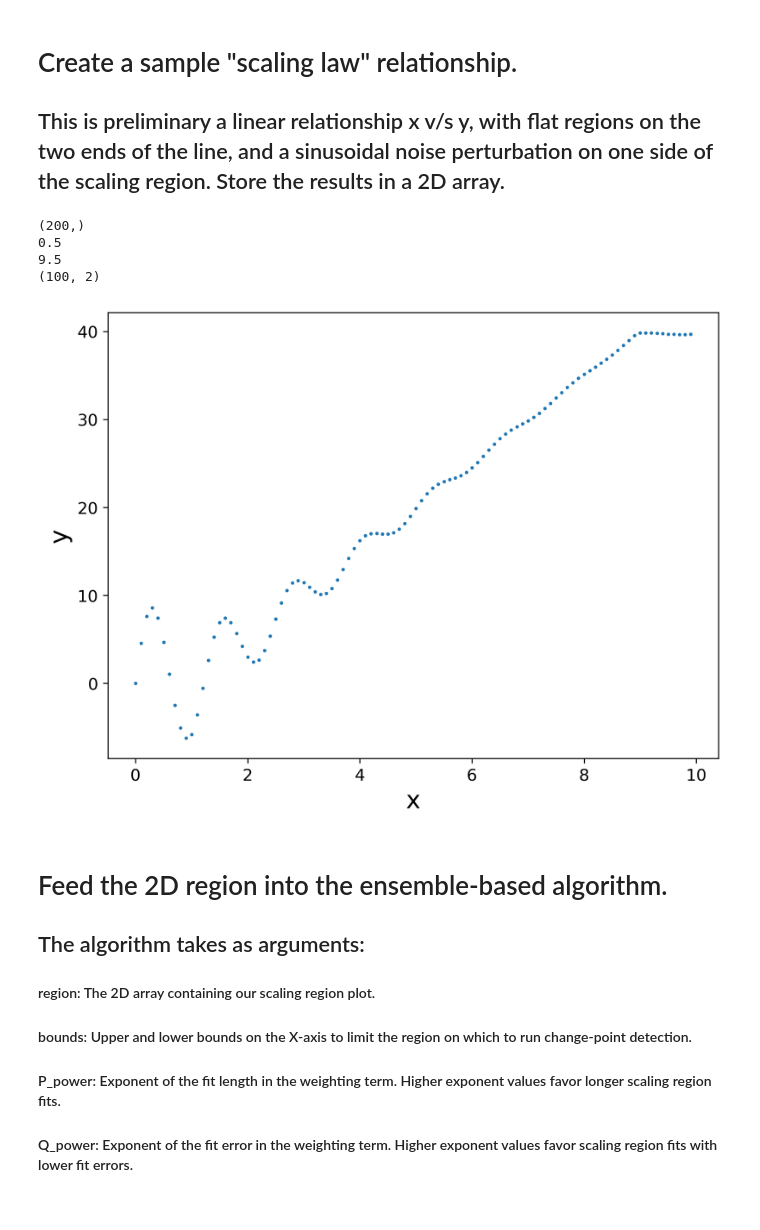
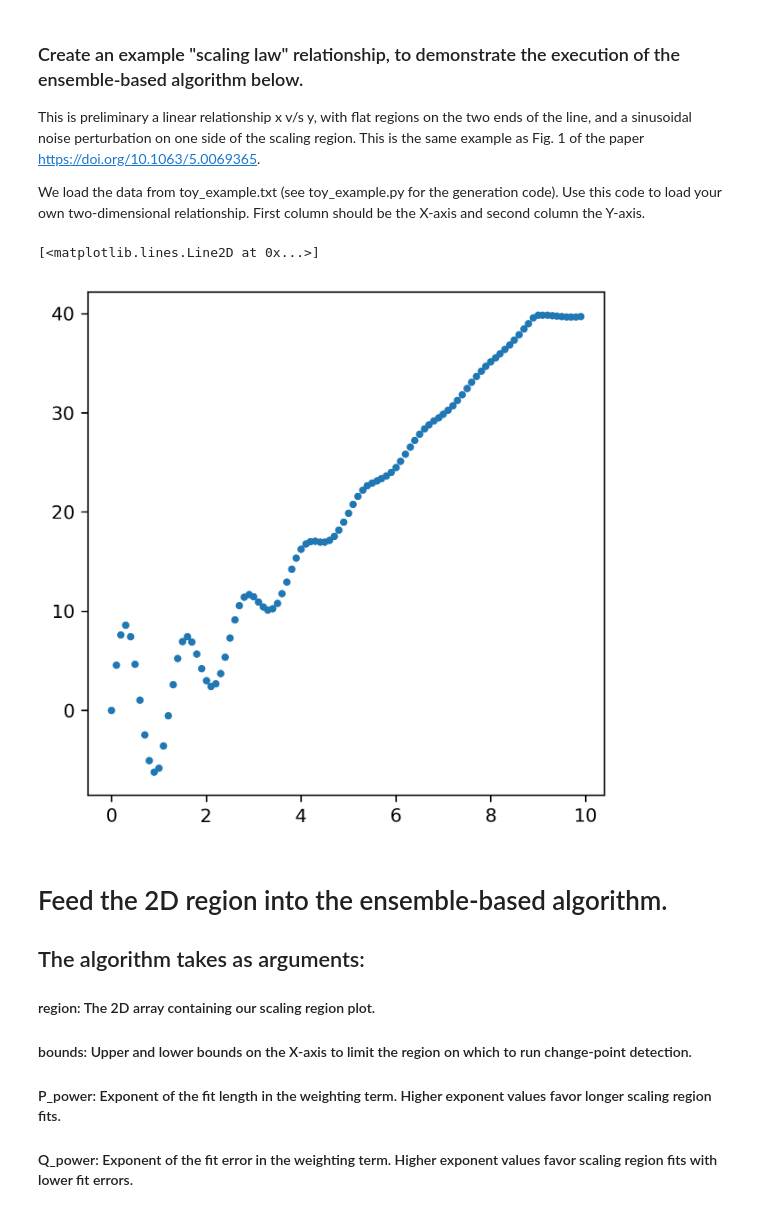
Before and after one commit to vrd1243/scaling_regions_ensemble, a Jupyter notebook: Toy Example.ipynb, the cells around one changed output. Saved outputs shown, nothing was run; the diff lists cells and outputs as text; code cells hidden in the pictures.

Commit message:
Add more documentation and separate the toy example code from the notebook.

```diff
--- a/Toy Example.ipynb
+++ b/Toy Example.ipynb
@@ -27,56 +26,22 @@ from scipy.stats import ks_2samp
 # %% [markdown]
-# Create a sample "scaling law" relationship.
+### Create an example "scaling law" relationship, to demonstrate the execution of the ensemble-based algorithm below.
 
-## This is preliminary a linear relationship x v/s y, with flat regions on the two ends of the line, and a sinusoidal noise perturbation on one side of the scaling region. Store the results in a 2D array.
+This is preliminary a linear relationship x v/s y, with flat regions on the two ends of the line, and a sinusoidal noise perturbation on one side of the scaling region. This is the same example as Fig. 1 of the paper https://doi.org/10.1063/5.0069365.
+
+We load the data from toy_example.txt (see toy_example.py for the generation code). Use this code to load your own two-dimensional relationship. First column should be the X-axis and second column the Y-axis.
-# %%
-output_dir = 'toy/'
-
-if not os.path.exists(output_dir):
-    os.mkdir(output_dir)
-
-k = 10
-m = 5
-
-x = np.arange(0,10,0.05)
-y = np.zeros(x.shape)
-print(x.shape)
-
-print(x[10])
-print(x[-10])
-y[:20] = 0
-y[20:-20] = m*(x[20:-20] - x[20])
-y[-20:] = y[-21]
-
-#y[x.shape[0]//clip:] = m*x[x.shape[0]//clip:] + (y[x.shape[0]//clip] - m*x[x.shape[0]//clip])
-#y += k*np.exp(-0.5*x)*np.sin(5*x)
-y += k*np.exp(-0.5*x)*np.sin(5*x)
-#y += k*np.exp(-0.8*x)*np.sin(5*x)
-
-#yhat = 1 / (x) + .1*500*np.cos(500*x)
-
-region = np.zeros((x.shape[0],2))
-region[:,0] = x
-region[:,1] = y
-
-region = region[::2,:]
-print(region.shape)
-
-plt.figure(figsize=(8,6), dpi=300)
-plt.plot(region[:,0],region[:,1],'.', ms=3)
-plt.xlabel('x', fontsize=18)
-plt.ylabel('y', fontsize=18)
-plt.xticks(fontsize=12)
-plt.yticks(fontsize=12)
-plt.savefig(output_dir + '/toy_scaling_region.png')
-
-#plt.figure(dpi=100)
-#plt.plot(x,yhat, '.', ms=2)
-# %% [output]
-(200,)
-0.5
-9.5
-(100, 2)
-[figure, removed]
+# %%
+output_dir = 'toy/'
+
+if not os.path.exists(output_dir):
+    os.mkdir(output_dir)
+
+region = np.loadtxt('toy_example.txt')
+
+plt.figure(dpi=300, figsize=(5,5))
+plt.plot(region[:,0], region[:,1], '.')
+# %% [output]
+[<matplotlib.lines.Line2D at 0x...>]
+[figure, added]
 # %% [markdown]
 # Feed the 2D region into the ensemble-based algorithm.
 
```
Also changed, not shown: parts of 5 cells of this notebook, 3 other files.
